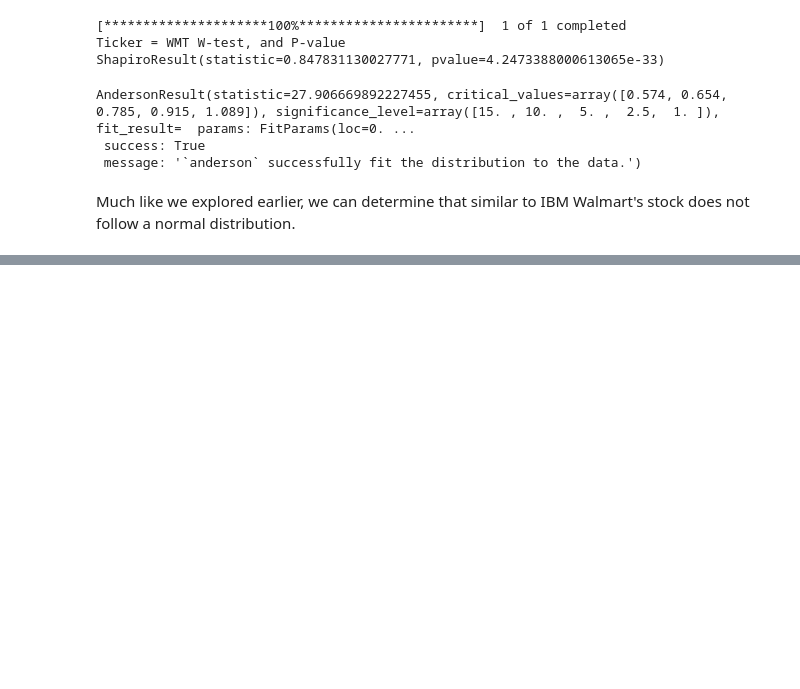
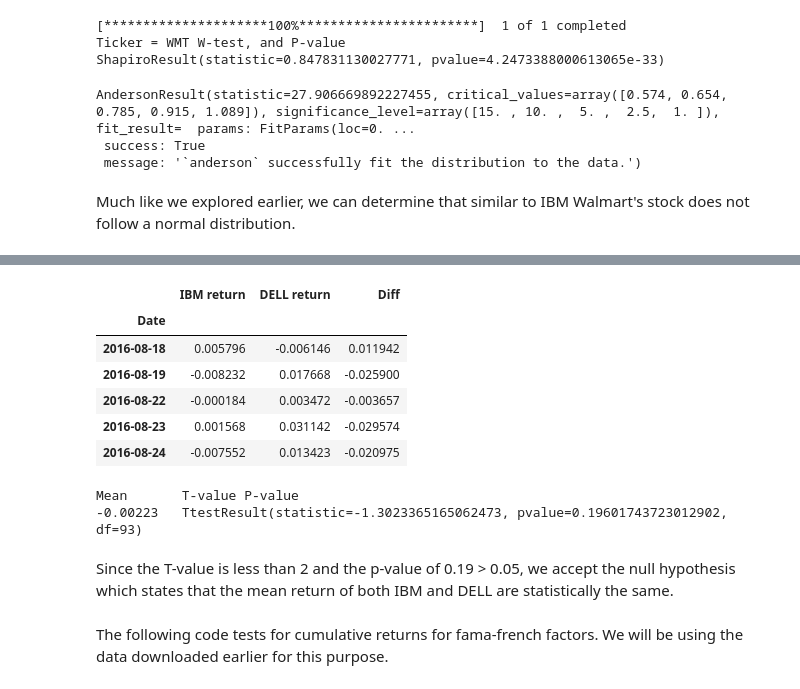
Before and after one commit to leoouyang781/Test-Repository, a Jupyter notebook: Python-For-Finance-2nd-Edition/Chapter 8.ipynb, the cells around one changed output, grey strips where cells are left out. Cells and saved outputs as stored; diff of their text form; code cells hidden in the pictures; blank space fills up the shorter version.

```diff
--- a/Python-For-Finance-2nd-Edition/Chapter 8.ipynb
+++ b/Python-For-Finance-2nd-Edition/Chapter 8.ipynb
@@ -1138,0 +1165,31 @@ Much like we explored earlier, we can determine that similar to IBM Walmart's st
+# %%
+# Since we want to compare the mean returns, we simply calculate returns for both and get the difference.
+ret1 = pd.DataFrame(IBM['Adj Close'].pct_change().dropna())
+ret2 = pd.DataFrame(DELL['Adj Close'].pct_change().dropna())
+ret1 = ret1.rename(columns={'Adj Close':'IBM return'})
+ret2 = ret2.rename(columns={'Adj Close':'DELL return'})
+
+# Data for dell is only available for the later months of the year for whatever reasons
+final=pd.merge(ret1,ret2,left_index=True,right_index=True)
+final['Diff'] = final['IBM return']-final['DELL return']
+final.head()
+# %% [output]
+|  | IBM return | DELL return | Diff |
+| Date |  |  |  |
+| 2016-08-18 | 0.005796 | -0.006146 | 0.011942 |
+| 2016-08-19 | -0.008232 | 0.017668 | -0.025900 |
+| 2016-08-22 | -0.000184 | 0.003472 | -0.003657 |
+| 2016-08-23 | 0.001568 | 0.031142 | -0.029574 |
+| 2016-08-24 | -0.007552 | 0.013423 | -0.020975 |
+# %%
+# Now let's conduct our T-test and find the p-value
+
+print('Mean       T-value P-value' )
+print(round(np.mean(final['Diff']),5)," ", stats.ttest_1samp(final['Diff'],0))
+# %% [output]
+Mean       T-value P-value
+-0.00223   TtestResult(statistic=-1.3023365165062473, pvalue=0.19601743723012902, df=93)
+# %% [markdown]
+Since the T-value is less than 2 and the p-value of 0.19 > 0.05, we accept the null hypothesis which states that the mean return of both IBM and DELL are statistically the same.
+# %% [markdown]
+The following code tests for cumulative returns for fama-french factors. We will be using the data downloaded earlier for this purpose.
```
Also changed, not shown: parts of 9 cells of this notebook.
